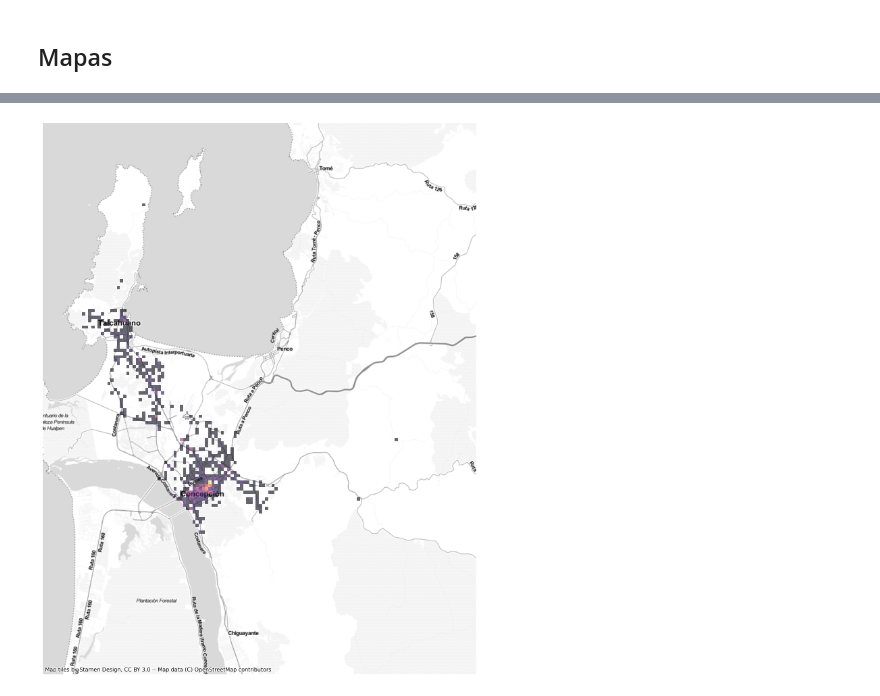
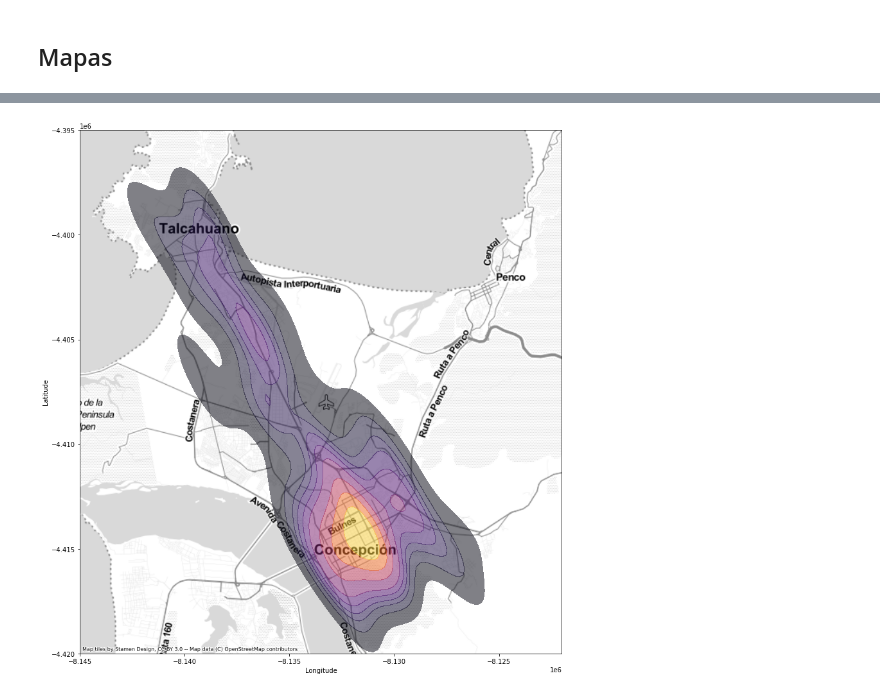
Before and after one commit to matiasfbr/CL_Seguridad_Vial, a Jupyter notebook: Seguridad Vial.ipynb, the cells around one changed output, grey strips where cells are left out. Saved outputs shown, nothing was run; the diff lists cells and outputs as text; code cells hidden in the pictures.

Commit message:
Actualizando mapas de concepcion, talcahuano, providencia y santiago

```diff
--- a/Seguridad Vial.ipynb
+++ b/Seguridad Vial.ipynb
@@ -23,4 +23,4 @@ pd.set_option('display.max_columns', None)
 # %% [markdown]
 ## Cargando datos
 # %%
-df = pd.read_csv('data/external/siniestros_individuales_conaset/individuales_biobio_2020.csv')
+biobio = pd.read_csv('data/external/siniestros_individuales_conaset/individuales_biobio_2020.csv')
@@ -36,4 +38,4 @@ df.shape
 # %% [markdown]
 Seleccionando variables
 # %%
-df = df[['LNG','LAT','FID','Fecha','Hora','CALLE_UNO','CALLE_DOS', 'NUMERO', 'COMUNA', 'COD_REG']]
+biobio = biobio[['LNG','LAT','FID','Fecha','Hora','CALLE_UNO','CALLE_DOS', 'NUMERO', 'COMUNA', 'COD_REG']]
@@ -40,4 +44,4 @@ df = df[['LNG','LAT','FID','Fecha','Hora','CALLE_UNO','CALLE_DOS', 'NUMERO', 'CO
 # %% [markdown]
 Creando variables nuevas
 # %%
-df.rename(columns = {'LNG':'Longitude', 'LAT':'Latitude'}, inplace = True)
+biobio.rename(columns = {'LNG':'Longitude', 'LAT':'Latitude'}, inplace = True)
@@ -122,16 +86,0 @@ ax.set_xlim([-8.14E6,-8.125E6])
-# %%
-df_wm = chile[(chile['codregion']==8) & (chile['Comuna'].isin(['TALCAHUANO','CONCEPCION']))]
-
-ax = df_wm.plot(figsize=(10, 10), alpha=0.2, edgecolor='k')
-
-
-sns.histplot(
-    x = 'Longitude',
-    y = 'Latitude',
-    kde = True,
-    bins = 50,
-    ax = ax,
-    data = df[df['COMUNA'].isin(['TALCAHUANO','CONCEPCION'])]
-)
-
-cx.add_basemap(ax)
@@ -156,23 +87,29 @@ chile
 # %%
 df_wm = chile[(chile['Comuna'].isin(['Concepción','Talcahuano']))]
 
 ax = df_wm.plot(figsize=(15, 15), alpha=0, edgecolor='k')
 
 sns.histplot(
     x = 'Longitude',
     y = 'Latitude',
     element = 'poly',
+    fill = True,
     bins = 100,
     kde = True,
-    alpha = 0.6,
+    alpha = 0.5,
     cmap = 'inferno',
     ax = ax,
-    data = df[df['COMUNA'].isin(['TALCAHUANO','CONCEPCION'])]
+    data = biobio[biobio['COMUNA'].isin(['TALCAHUANO','CONCEPCION'])]
 )
-ax.set_axis_off()
+
 
 cx.add_basemap(ax, source=cx.providers.Stamen.TonerLite)
 
+#ax.set_axis_off()
+
+ax.set_ylim([-4.42E6,-4.395E6])
+ax.set_xlim([-8.145E6,-8.122E6])
+
 plt.savefig('concepcion.jpg')
 # %% [output]
-[figure, old version]
+[figure, new version]
```
Also changed, not shown: parts of 21 cells of this notebook, 5 other files.
